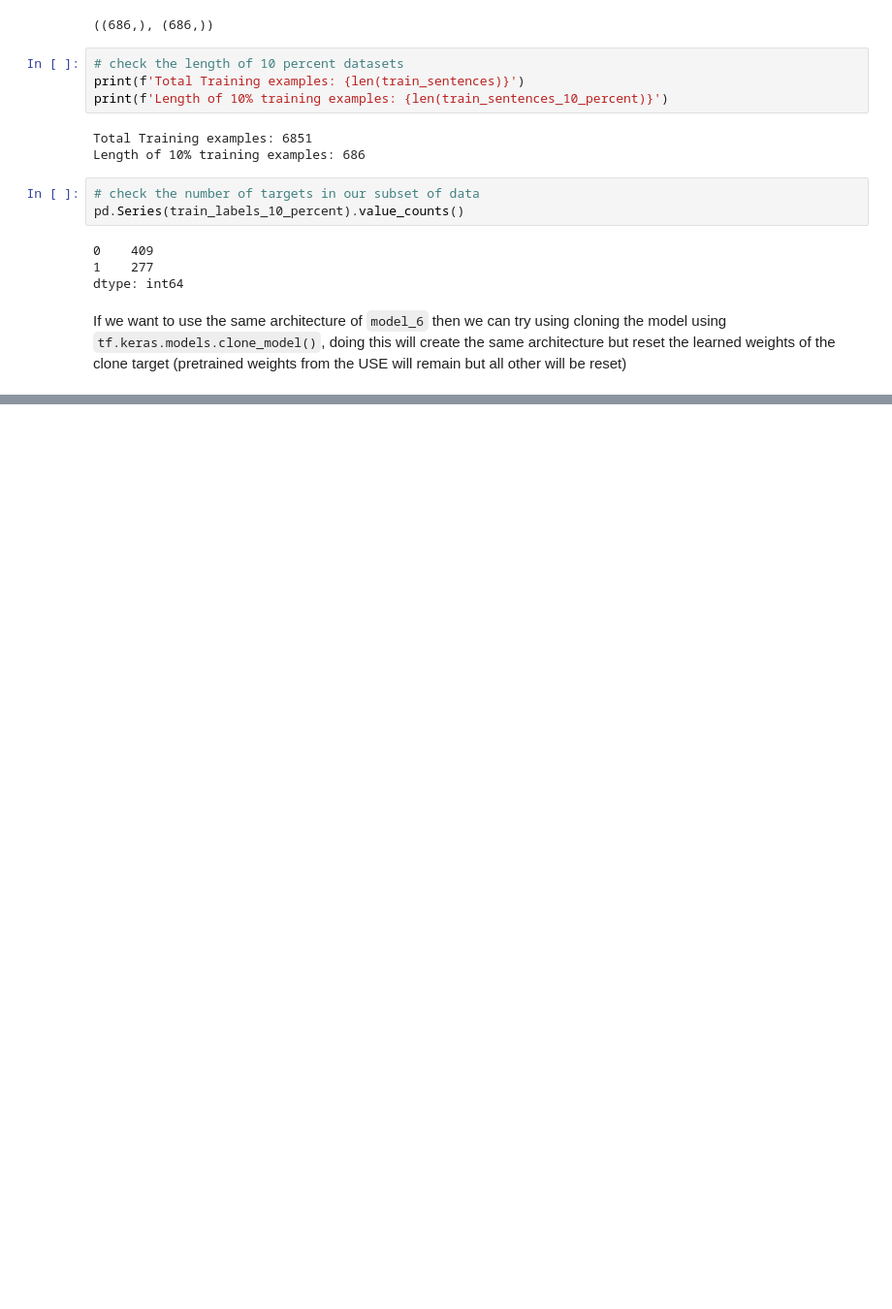
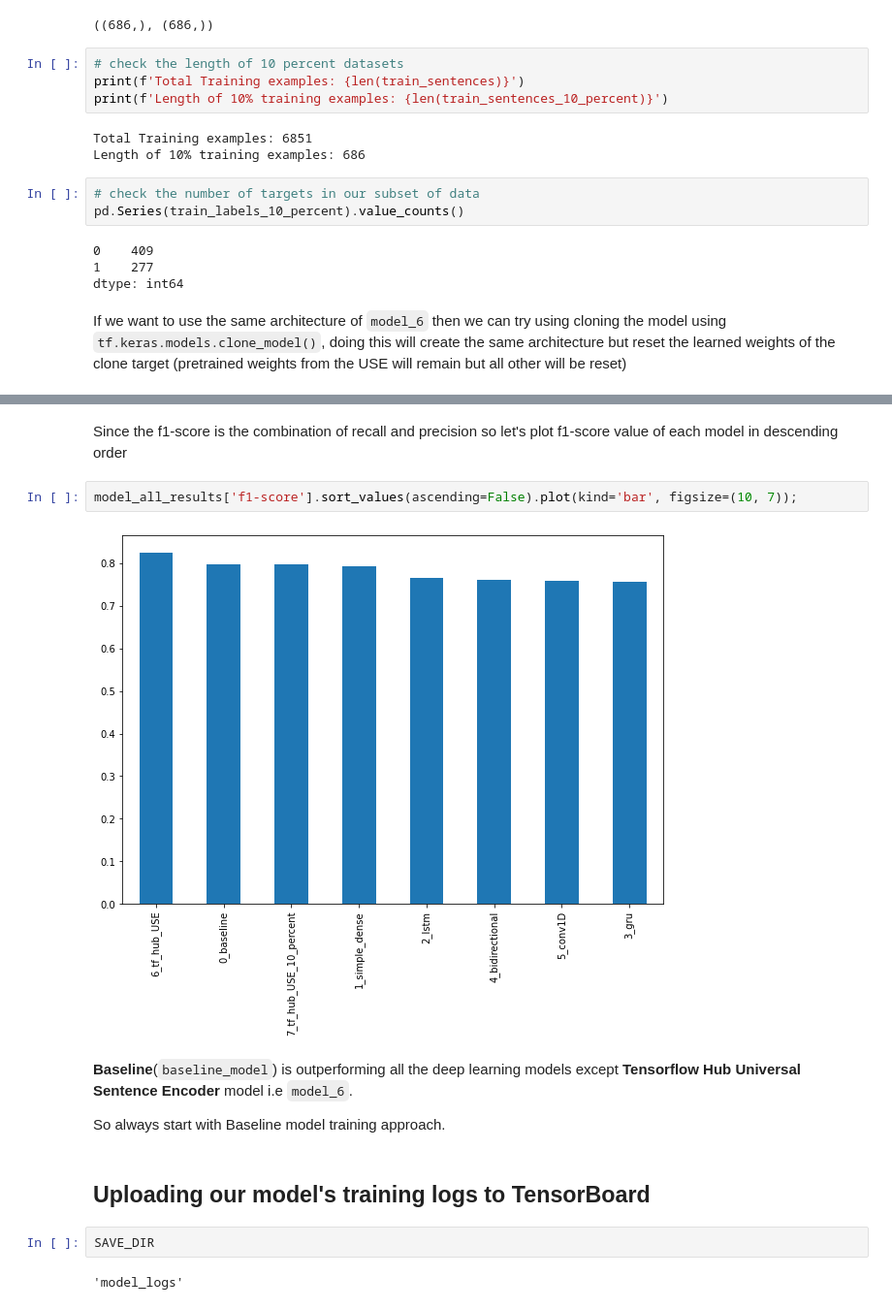
Before and after one commit to SaketMunda/introduction-to-nlp, a Jupyter notebook: nlp_with_tensorflow.ipynb, the cells around one changed output, grey strips where cells are left out. Shown at 97% size. Cells and saved outputs as stored; diff of their text form; blank space fills up the shorter version.

```diff
--- a/nlp_with_tensorflow.ipynb
+++ b/nlp_with_tensorflow.ipynb
@@ -1257,0 +1339,16 @@ If we want to use the same architecture of `model_6` then we can try using cloni
+# %% [markdown]
+Since the f1-score is the combination of recall and precision so let's plot f1-score value of each model in descending order
+# %%
+model_all_results['f1-score'].sort_values(ascending=False).plot(kind='bar', figsize=(10, 7));
+# %% [output]
+[figure, added]
+# %% [markdown]
+**Baseline**(`baseline_model`) is outperforming all the deep learning models except **Tensorflow Hub Universal Sentence Encoder** model i.e `model_6`.
+
+So always start with Baseline model training approach.
+# %% [markdown]
+## Uploading our model's training logs to TensorBoard
+# %%
+SAVE_DIR
+# %% [output]
+'model_logs'
```
Also changed, not shown: parts of 54 cells of this notebook.
